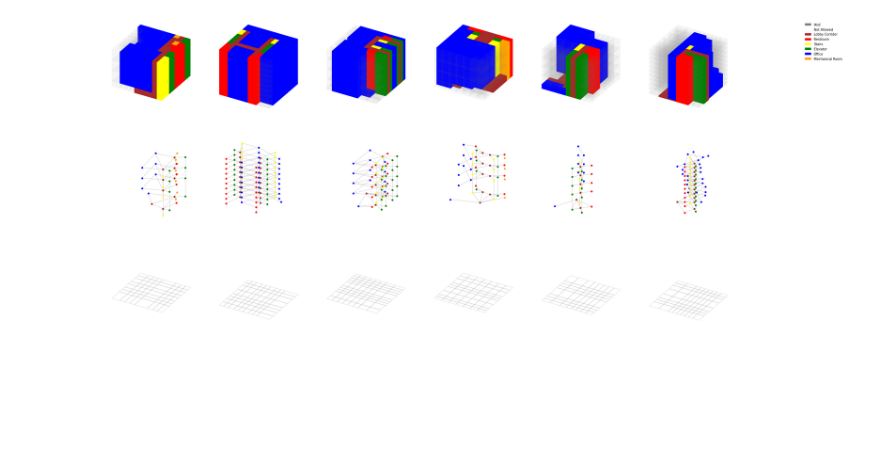
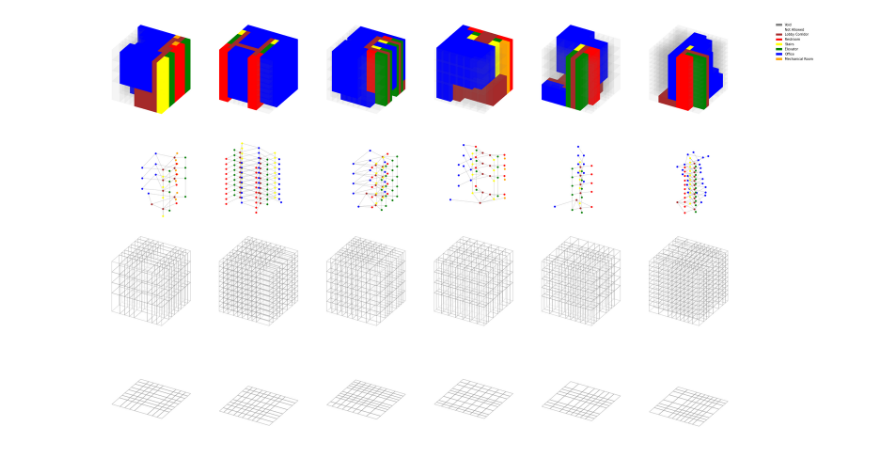
Before and after one commit to PARKCHEOLHEE-lab/building-gan-graph-conditioned-architectural-volume-generation, a Jupyter notebook: building_gan/notebooks/data-visualization.ipynb, the cells around one changed output. Saved outputs shown, nothing was run; the diff lists cells and outputs as text; code cells hidden in the pictures; blank space fills up the shorter version.

Commit message:
voxel grid visualization

```diff
--- a/building_gan/notebooks/data-visualization.ipynb
+++ b/building_gan/notebooks/data-visualization.ipynb
@@ -36,7 +36,8 @@ for di, data_point in enumerate(data_points):
 
     ax = fig.add_subplot(row, col, di + 1, projection="3d")
     ax_graph_local = fig.add_subplot(row, col, di + col + 1, projection="3d")
-    ax_grid = fig.add_subplot(row, col, di + col * 2 + 1, projection="3d")
+    ax_voxel_grid = fig.add_subplot(row, col, di + col * 2 + 1, projection="3d")
+    ax_voxel_grid_bottom = fig.add_subplot(row, col, di + col * 3 + 1, projection="3d")
 
     # visualize voxel data
     voxel_data_path = data_path_base_voxel + data_point
@@ -69,24 +70,25 @@ for di, data_point in enumerate(data_points):
             [voxel_vertices[0], voxel_vertices[3], voxel_vertices[7], voxel_vertices[4]]
         ]
 
-        alpha = 0.035 if voxel_type in (-1, -2) else 1.0
+        voxel_grid = Poly3DCollection(voxel_faces, alpha=0.2)
+        voxel_grid.set_facecolor("white")
+        voxel_grid.set_edgecolor("gray")
+        ax_voxel_grid.add_collection3d(voxel_grid)
+
+        voxel = Poly3DCollection(voxel_faces, alpha=0.035 if voxel_type in (-1, -2) else 1.0)
+        voxel.set_facecolor(config.ProgramMap.COLORS[voxel_type])
+        ax.add_collection3d(voxel)
 
         # visualize irrgeular grid
         if floor_num == 0:
-
-            # beautify z position of bottom face
             for v in voxel_faces[0]:
                 v[2] += 5
 
             bottom_face = [voxel_faces[0]]
-            voxel_grid = Poly3DCollection(bottom_face, alpha=0.2)
-            voxel_grid.set_facecolor("white")
-            voxel_grid.set_edgecolor("gray")
-            ax_grid.add_collection3d(voxel_grid)
-
-        voxel = Poly3DCollection(voxel_faces, alpha=alpha)
-        voxel.set_facecolor(config.ProgramMap.COLORS[voxel_type])
-        ax.add_collection3d(voxel)
+            voxel_grid_bottom_face = Poly3DCollection(bottom_face, alpha=0.5)
+            voxel_grid_bottom_face.set_facecolor("white")
+            voxel_grid_bottom_face.set_edgecolor("gray")
+            ax_voxel_grid_bottom.add_collection3d(voxel_grid_bottom_face)
 
     # visualize local graph data
     graph_local_data_path = data_path_base_local_graph + data_point
@@ -132,9 +134,13 @@ for di, data_point in enumerate(data_points):
     ax.set_proj_type("ortho")
     ax._axis3don = False
 
-    ax_grid.set_box_aspect([1, 1, 1])
-    ax_grid.set_proj_type("ortho")
-    ax_grid._axis3don = False
+    ax_voxel_grid.set_box_aspect([1, 1, 1])
+    ax_voxel_grid.set_proj_type("ortho")
+    ax_voxel_grid._axis3don = False
+
+    ax_voxel_grid_bottom.set_box_aspect([1, 1, 1])
+    ax_voxel_grid_bottom.set_proj_type("ortho")
+    ax_voxel_grid_bottom._axis3don = False
 
     ax_graph_local.set_box_aspect([1, 1, 1])
     ax_graph_local.set_proj_type("ortho")
@@ -150,37 +156,42 @@ for di, data_point in enumerate(data_points):
     ax.set_ylim(min_coords[1], max_coords[1])
     ax.set_zlim(min_coords[0], max_coords[0])
 
-    ax_grid.set_xlim(min_coords[2], max_coords[2])
-    ax_grid.set_ylim(min_coords[1], max_coords[1])
-    ax_grid.set_zlim(min_coords[0], max_coords[0])
+    ax_voxel_grid.set_xlim(min_coords[2], max_coords[2])
+    ax_voxel_grid.set_ylim(min_coords[1], max_coords[1])
+    ax_voxel_grid.set_zlim(min_coords[0], max_coords[0])
+
+    ax_voxel_grid_bottom.set_xlim(min_coords[2], max_coords[2])
+    ax_voxel_grid_bottom.set_ylim(min_coords[1], max_coords[1])
+    ax_voxel_grid_bottom.set_zlim(min_coords[0], max_coords[0])
 
     ax_graph_local.set_xlim(min_coords[2], max_coords[2])
     ax_graph_local.set_ylim(min_coords[1], max_coords[1])
     ax_graph_local.set_zlim(min_coords[0], max_coords[0])
 
     # plot legends
     if di == len(data_points) - 1:
 
         program_map_reversed = {v: k for k, v in config.ProgramMap.__dict__.items() if isinstance(v, Hashable)}
 
         ax_legend = fig.add_subplot(row, col, di + 2, projection="3d")
         ax_legend.legend(
             handles=[
                 Patch(
                     facecolor=config.ProgramMap.COLORS[program],
                     label=program_map_reversed[program].replace("_", " ").title(),
                 )
                 for program in config.ProgramMap.COLORS.keys()
             ],
             fontsize=7,
             frameon=False,
+            loc="upper center",
         )
 
         ax_legend.set_box_aspect([1, 1, 1])
         ax_legend.set_proj_type("ortho")
         ax_legend._axis3don = False
 
 plt.tight_layout()
 plt.show()
 # %% [output]
-[figure, old version]
+[figure, new version]
```
